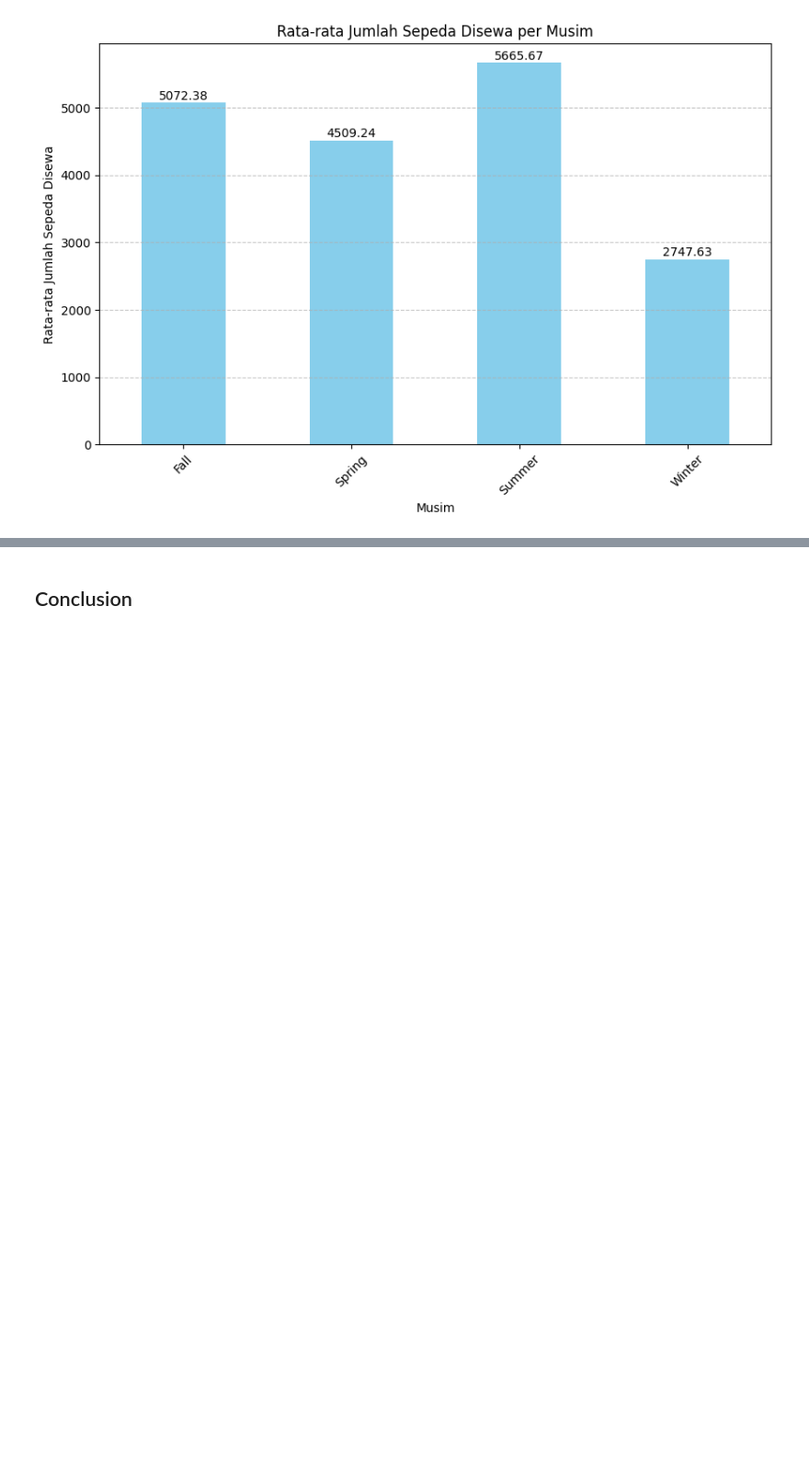
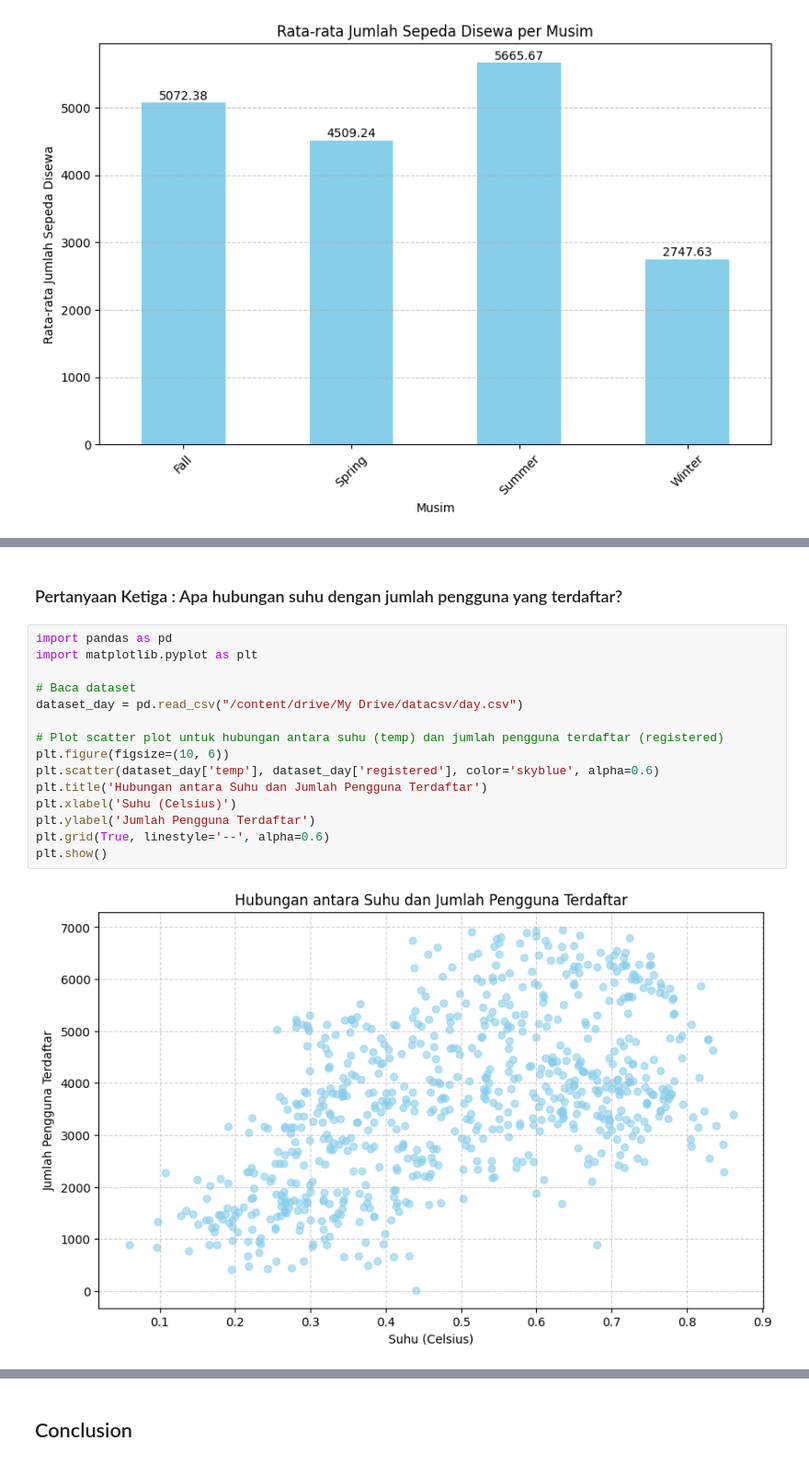
Before and after one commit to lissa0991/sharing_bike, a Jupyter notebook: streamlit_lissa/Proyek_Analisis_Data_1.ipynb, the cells around one changed output, grey strips where cells are left out. Shown at 92% size. Saved outputs shown, nothing was run; the diff lists cells and outputs as text; blank space fills up the shorter version.

```diff
--- a/streamlit_lissa/Proyek_Analisis_Data_1.ipynb
+++ b/streamlit_lissa/Proyek_Analisis_Data_1.ipynb
@@ -496,0 +408,19 @@ Name: cnt, dtype: int64
+# %% [markdown]
+### Pertanyaan Ketiga : Apa hubungan suhu dengan jumlah pengguna yang terdaftar?
+# %%
+import pandas as pd
+import matplotlib.pyplot as plt
+
+# Baca dataset
+dataset_day = pd.read_csv("/content/drive/My Drive/datacsv/day.csv")
+
+# Plot scatter plot untuk hubungan antara suhu (temp) dan jumlah pengguna terdaftar (registered)
+plt.figure(figsize=(10, 6))
+plt.scatter(dataset_day['temp'], dataset_day['registered'], color='skyblue', alpha=0.6)
+plt.title('Hubungan antara Suhu dan Jumlah Pengguna Terdaftar')
+plt.xlabel('Suhu (Celsius)')
+plt.ylabel('Jumlah Pengguna Terdaftar')
+plt.grid(True, linestyle='--', alpha=0.6)
+plt.show()
+# %% [output]
+[figure, added]
```
Also changed, not shown: parts of 11 cells of this notebook.
